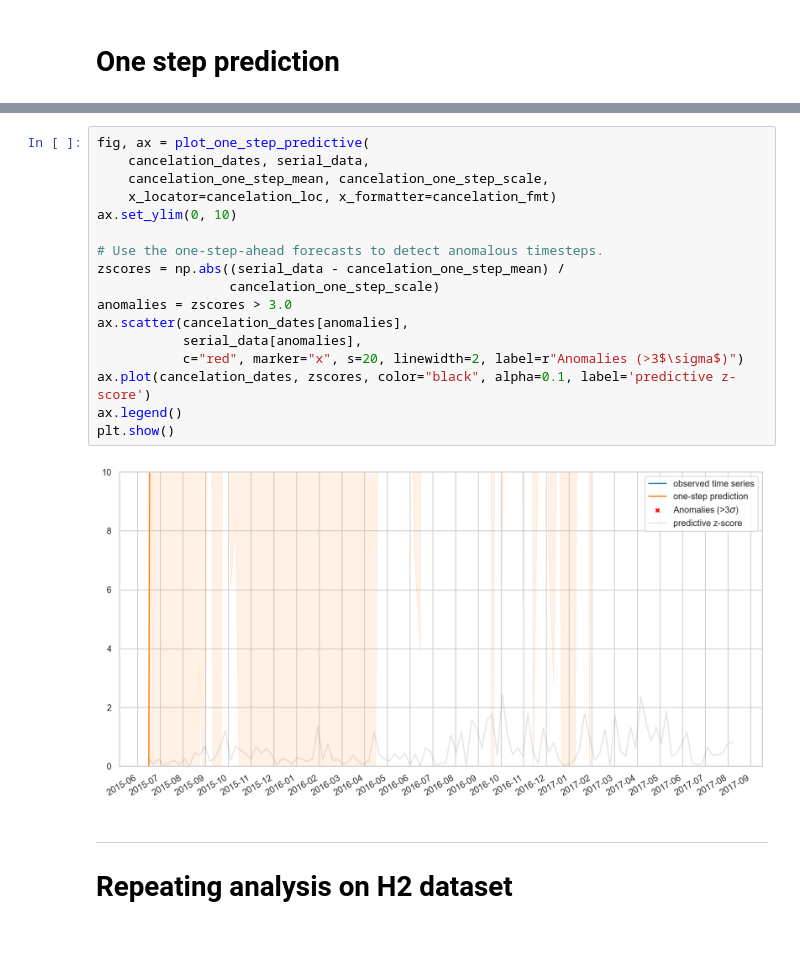
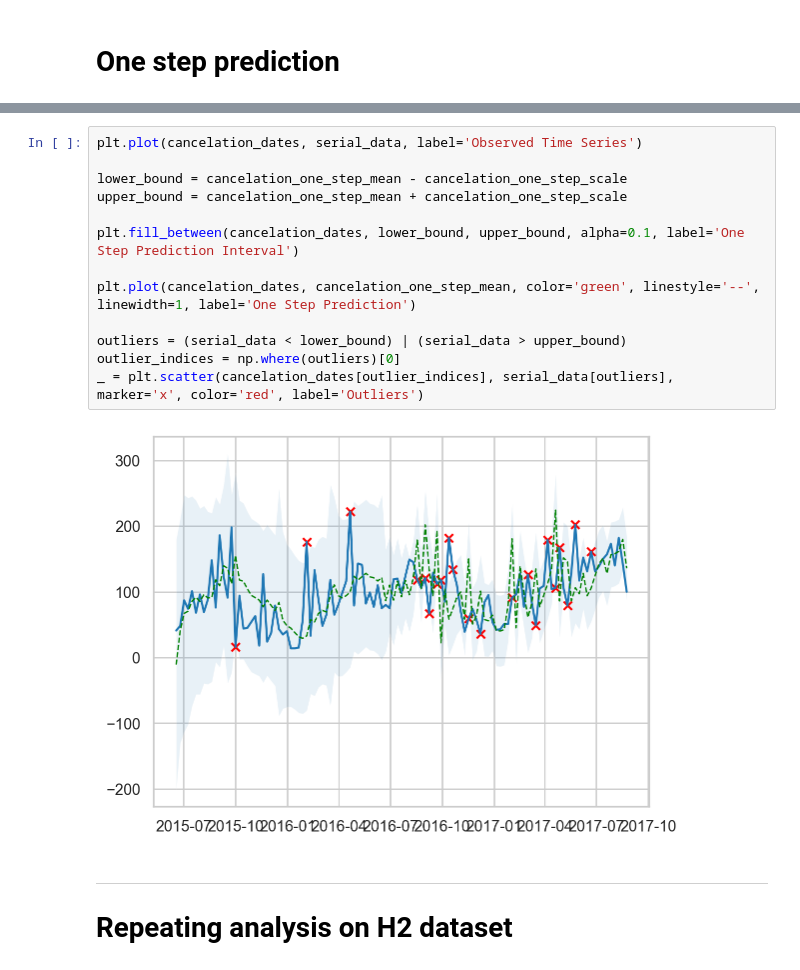
Before and after one commit to Amaury-Barra/Bayesian_TS, a Jupyter notebook: bayesian_ts_pred.ipynb, the cells around one changed output, grey strips where cells are left out. Saved outputs shown, nothing was run; the diff lists cells and outputs as text; blank space fills up the shorter version.

```diff
--- a/bayesian_ts_pred.ipynb
+++ b/bayesian_ts_pred.ipynb
@@ -364,22 +334,18 @@ Instructions for updating:
-# %%
-fig, ax = plot_one_step_predictive(
-    cancelation_dates, serial_data,
-    cancelation_one_step_mean, cancelation_one_step_scale,
-    x_locator=cancelation_loc, x_formatter=cancelation_fmt)
-ax.set_ylim(0, 10)
-
-# Use the one-step-ahead forecasts to detect anomalous timesteps.
-zscores = np.abs((serial_data - cancelation_one_step_mean) /
-                 cancelation_one_step_scale)
-anomalies = zscores > 3.0
-ax.scatter(cancelation_dates[anomalies],
-           serial_data[anomalies],
-           c="red", marker="x", s=20, linewidth=2, label=r"Anomalies (>3$\sigma$)")
-ax.plot(cancelation_dates, zscores, color="black", alpha=0.1, label='predictive z-score')
-ax.legend()
-plt.show()
-# %% [output]
-[figure, removed]
+# %%
+plt.plot(cancelation_dates, serial_data, label='Observed Time Series')
+
+lower_bound = cancelation_one_step_mean - cancelation_one_step_scale
+upper_bound = cancelation_one_step_mean + cancelation_one_step_scale
+
+plt.fill_between(cancelation_dates, lower_bound, upper_bound, alpha=0.1, label='One Step Prediction Interval')
+
+plt.plot(cancelation_dates, cancelation_one_step_mean, color='green', linestyle='--', linewidth=1, label='One Step Prediction')
+
+outliers = (serial_data < lower_bound) | (serial_data > upper_bound)
+outlier_indices = np.where(outliers)[0]
+_ = plt.scatter(cancelation_dates[outlier_indices], serial_data[outliers], marker='x', color='red', label='Outliers')
+# %% [output]
+[figure, added]
 # %% [markdown]
 ---
 # Repeating analysis on H2 dataset
```
Also changed, not shown: parts of 14 cells of this notebook.
